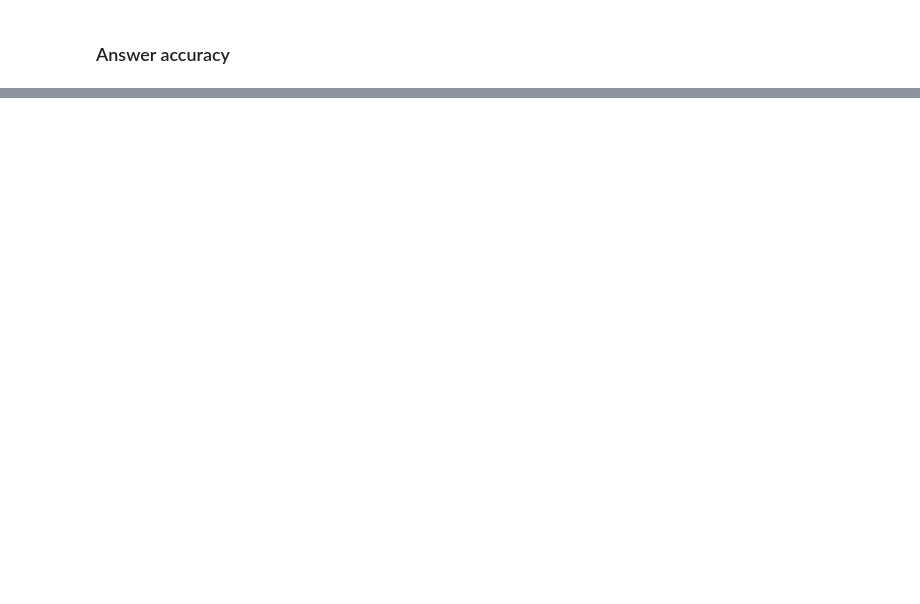
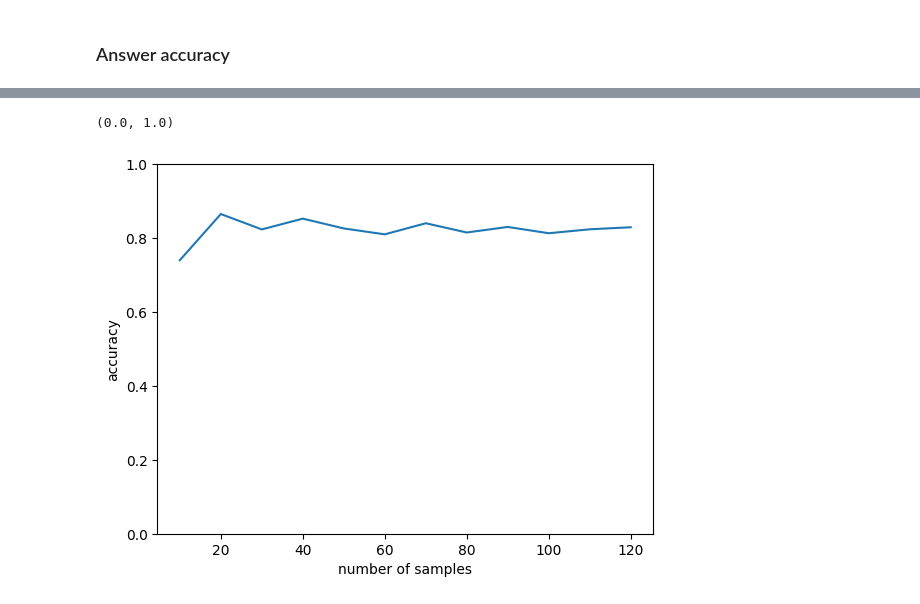
Before and after one commit to National-Zoning-Atlas/zoning-gpt, a Jupyter notebook: eeshakhanna/eval_diagnose.ipynb, the cells around one changed output, grey strips where cells are left out. Saved outputs shown, nothing was run; the diff lists cells and outputs as text; code cells hidden in the pictures; blank space fills up the shorter version.

```diff
--- a/eeshakhanna/eval_diagnose.ipynb
+++ b/eeshakhanna/eval_diagnose.ipynb
@@ -183,0 +270,9 @@ df_inc[df_inc["correct_page_searched"]]
+# %%
+import matplotlib.pyplot as plt
+plt.plot(n_all, accs)
+plt.xlabel('number of samples')
+plt.ylabel('accuracy')
+plt.ylim(0, 1)
+# %% [output]
+(0.0, 1.0)
+[figure, added]
```
Also changed, not shown: parts of 38 cells of this notebook, 2 other files.
